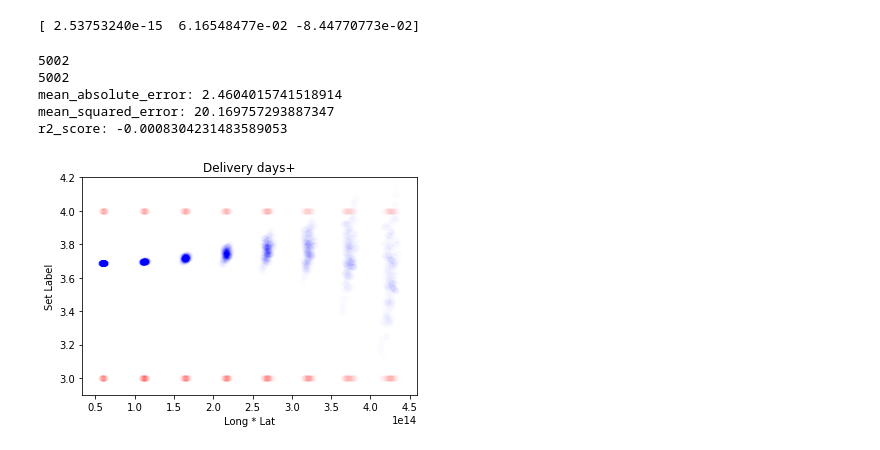
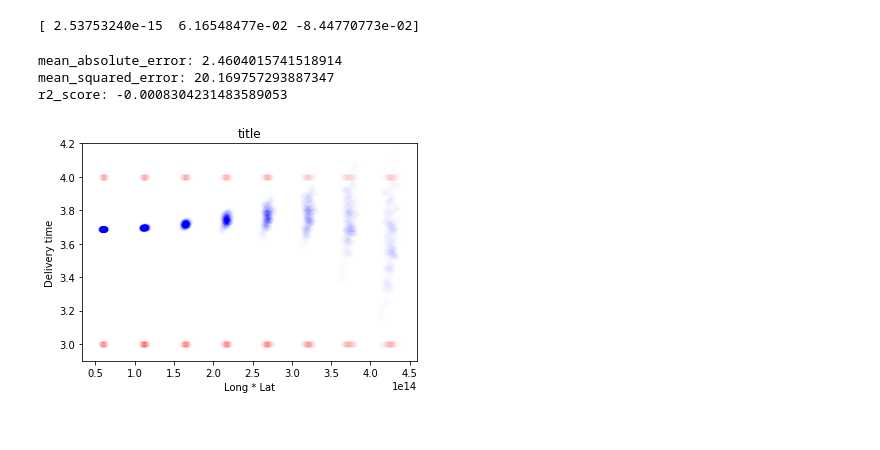
Before and after one commit to Niek-Fontys-Projects/ADS-Project, a Jupyter notebook: Algorithm/DeliveryTimePrediction.ipynb, the cells around one changed output. Cells and saved outputs as stored; diff of their text form; code cells hidden in the pictures.

```diff
--- a/Algorithm/DeliveryTimePrediction.ipynb
+++ b/Algorithm/DeliveryTimePrediction.ipynb
@@ -76,30 +97,21 @@ pol_reg = LinearRegression()
 pol_reg.fit(X_poly, y_train)
 polynom = pol_reg.predict(poly_reg.fit_transform(x_test))
 # %%
-import matplotlib.pyplot as plt
-from sklearn.metrics import mean_absolute_error
-from sklearn.metrics import mean_squared_error
-from sklearn.metrics import r2_score
-from sklearn.tree import export_graphviz
-from IPython.display import Image
-from subprocess import call
 
-print(len(x_p))
-print(len(y_test))
+
+
 print("mean_absolute_error: " + str(mean_absolute_error(y_test, polynom)))
 print("mean_squared_error: " + str(mean_squared_error(y_test, polynom)))
 print("r2_score: " + str(r2_score(y_test, polynom)))
 plt.scatter(x_p, y_test, color='red', alpha=0.005)
 plt.scatter(x_p, polynom, color='blue', alpha=0.005)
 plt.ylim(2.9, 4.2)
-plt.title("Delivery days+")
+plt.title("title")
 plt.xlabel("Long * Lat")
-plt.ylabel("Set Label")
+plt.ylabel("Delivery time")
 plt.show()
 # %% [output]
-5002
-5002
 mean_absolute_error: 2.4604015741518914
 mean_squared_error: 20.169757293887347
 r2_score: -0.0008304231483589053
-[figure, old version]
+[figure, new version]
```
Also changed, not shown: parts of 2 cells of this notebook.
